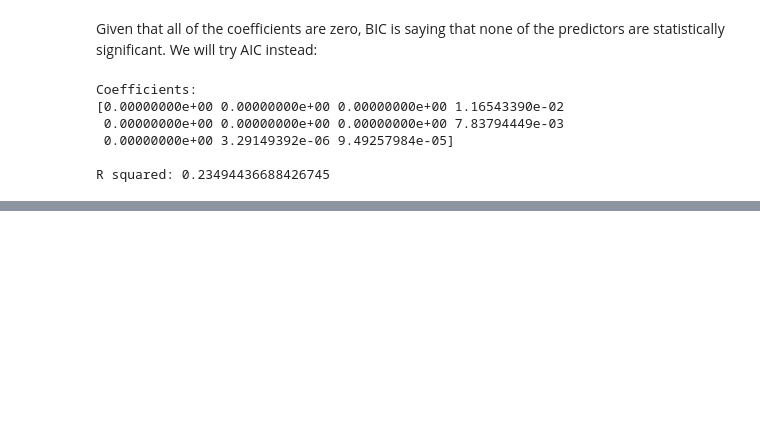
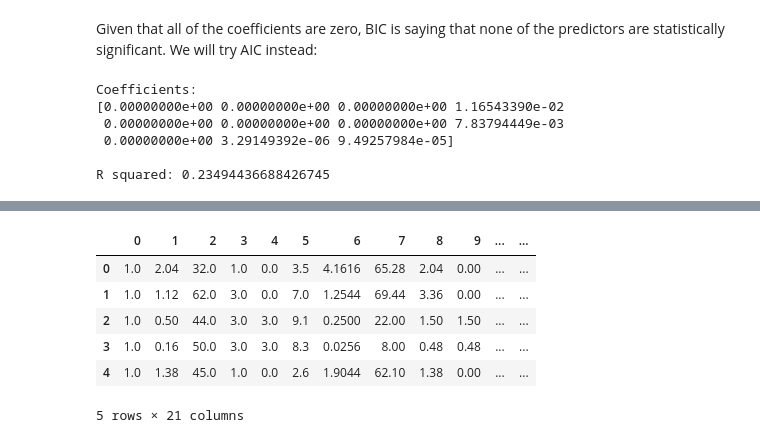
Before and after one commit to tklausner/info2950-project, a Jupyter notebook: INFO2950_Project.ipynb, the cells around one changed output, grey strips where cells are left out. Saved outputs shown, nothing was run; the diff lists cells and outputs as text; code cells hidden in the pictures; blank space fills up the shorter version.

```diff
--- a/INFO2950_Project.ipynb
+++ b/INFO2950_Project.ipynb
@@ -523,0 +852,9 @@ Most of the coefficients of significant predictors are close to zero, and the R
+# %%
+newNames = {'mobile_phone_cost_(prepaid_tariff)_(%_of_monthly_gni_per_capita)':'Cell_Cost', 'value_of_e-finance_(%)':'E-Finance_Value','support_for_digital_literacy_(qualitative_rating_0-3,_3=best)':'Support_For_Dig_Lit','government_efforts_to_promote_5g_(qualitative_rating_0-3,_3=best)':'Govt_Promote_5g','democracy_index_(score,_0-10;_10_=_best)':'Democracy_Index'}
+full_internet_data = full_internet_data.rename(columns=newNames)
+coefficients = list(newNames.values())
+# %%
+from sklearn.preprocessing import PolynomialFeatures
+interaction = PolynomialFeatures(degree=2).fit_transform(full_internet_data[coefficients])
+interaction = pd.DataFrame(interaction)
+full_internet_data[coefficients].head()
@@ -523,0 +868,10 @@ Most of the coefficients of significant predictors are close to zero, and the R
+# %%
+interaction.head()
+# %% [output]
+|  | 0 | 1 | 2 | 3 | 4 | 5 | 6 | 7 | 8 | 9 | ... | ... |
+| 0 | 1.0 | 2.04 | 32.0 | 1.0 | 0.0 | 3.5 | 4.1616 | 65.28 | 2.04 | 0.00 | ... | ... |
+| 1 | 1.0 | 1.12 | 62.0 | 3.0 | 0.0 | 7.0 | 1.2544 | 69.44 | 3.36 | 0.00 | ... | ... |
+| 2 | 1.0 | 0.50 | 44.0 | 3.0 | 3.0 | 9.1 | 0.2500 | 22.00 | 1.50 | 1.50 | ... | ... |
+| 3 | 1.0 | 0.16 | 50.0 | 3.0 | 3.0 | 8.3 | 0.0256 | 8.00 | 0.48 | 0.48 | ... | ... |
+| 4 | 1.0 | 1.38 | 45.0 | 1.0 | 0.0 | 2.6 | 1.9044 | 62.10 | 1.38 | 0.00 | ... | ... |
+5 rows × 21 columns
```
Also changed, not shown: parts of 30 cells of this notebook.
